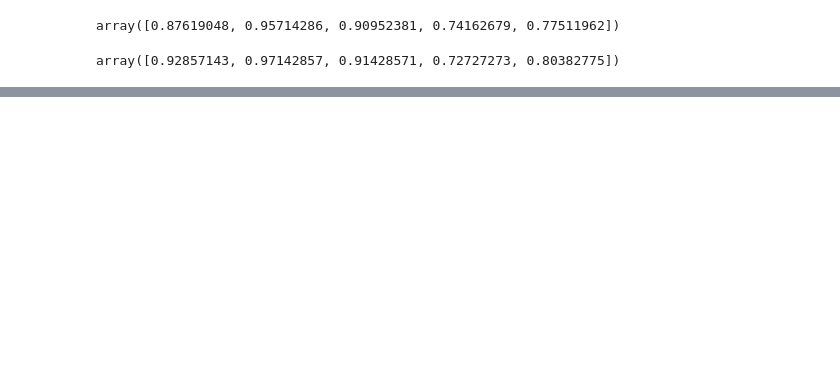
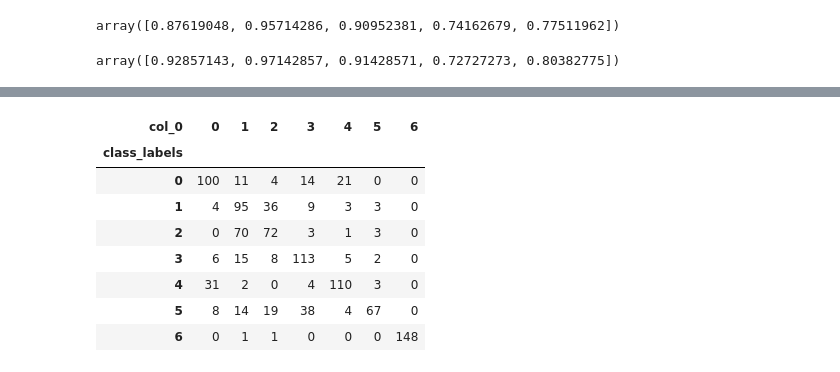
Before and after one commit to JeongJeong-code/P6_market_place, a Jupyter notebook: text_image_classification.ipynb, the cells around one changed output, grey strips where cells are left out. Cells and saved outputs as stored; diff of their text form; code cells hidden in the pictures; blank space fills up the shorter version.

```diff
--- a/text_image_classification.ipynb
+++ b/text_image_classification.ipynb
@@ -527,0 +611,14 @@ ValueError: ignored
+# %%
+gb_words  = GaussianNB().fit(X_tsne_words,y_train).predict(X_tsne_words)
+# %%
+pd.crosstab(index=y_train, columns=gb_words)
+# %% [output]
+| col_0 | 0 | 1 | 2 | 3 | 4 | 5 | 6 |
+| class_labels |  |  |  |  |  |  |  |
+| 0 | 100 | 11 | 4 | 14 | 21 | 0 | 0 |
+| 1 | 4 | 95 | 36 | 9 | 3 | 3 | 0 |
+| 2 | 0 | 70 | 72 | 3 | 1 | 3 | 0 |
+| 3 | 6 | 15 | 8 | 113 | 5 | 2 | 0 |
+| 4 | 31 | 2 | 0 | 4 | 110 | 3 | 0 |
+| 5 | 8 | 14 | 19 | 38 | 4 | 67 | 0 |
+| 6 | 0 | 1 | 1 | 0 | 0 | 0 | 148 |
```
Also changed, not shown: parts of 56 cells of this notebook.
